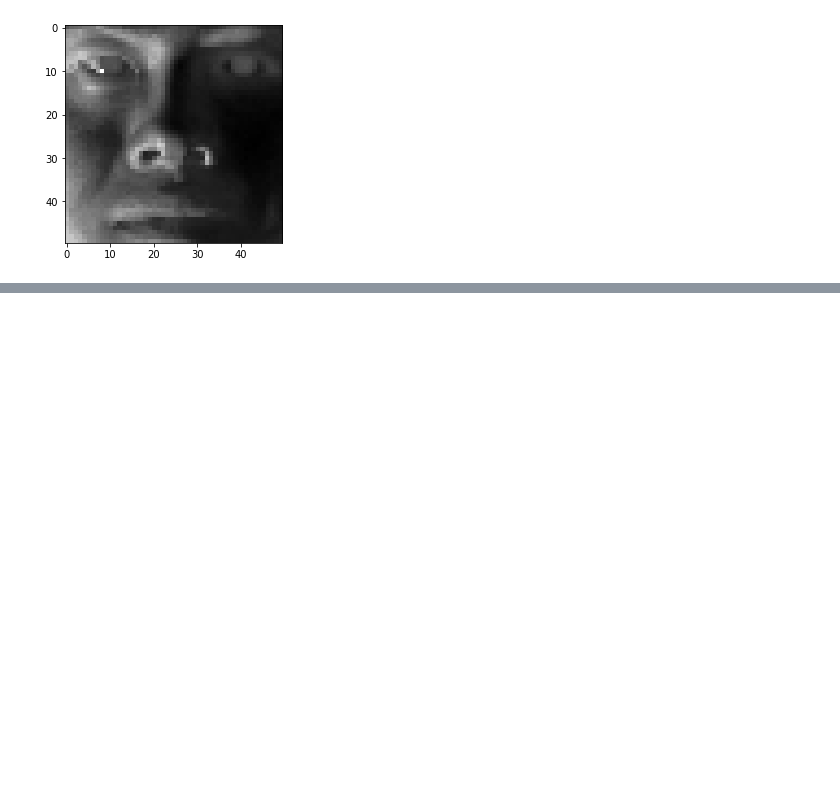
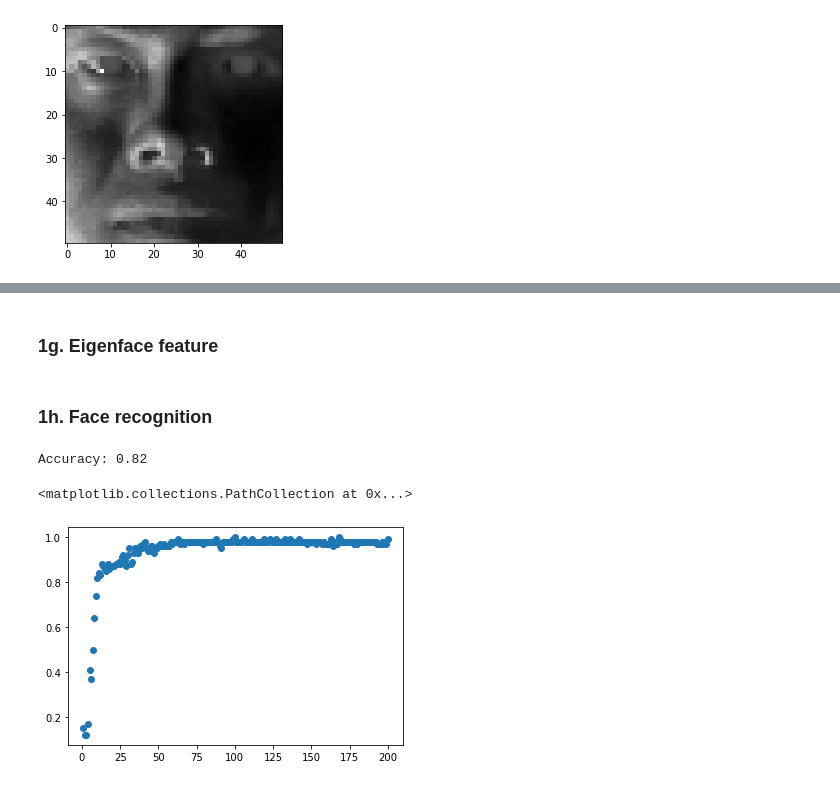
Before and after one commit to martinsun0/AML-assignments, a Jupyter notebook: hw3/hw3_1.ipynb, the cells around one changed output, grey strips where cells are left out. Cells and saved outputs as stored; diff of their text form; code cells hidden in the pictures; blank space fills up the shorter version.

```diff
--- a/hw3/hw3_1.ipynb
+++ b/hw3/hw3_1.ipynb
@@ -81,0 +94,37 @@ plt.scatter(ranks,norms);
+# %% [markdown]
+### 1g. Eigenface feature
+# %%
+def generate_feature_matrix(X, V, r):
+    return np.dot(X,np.transpose(V[:r,:]))
+# %% [markdown]
+### 1h. Face recognition
+# %%
+FTrain = generate_feature_matrix(XTrain, V, 10)
+FTest = generate_feature_matrix(XTest, V, 10)
+
+logReg = LogisticRegressionCV(multi_class="ovr", n_jobs=-1)
+
+logReg.fit(FTrain, yTrain)
+yPredict = logReg.predict(FTest)
+
+print("Accuracy: %s"%accuracy_score(yTest, yPredict))
+# %% [output]
+Accuracy: 0.82
+# %%
+x = list(range(1,201))
+y = []
+for r in x:
+    FTrain = generate_feature_matrix(XTrain, V, r)
+    FTest = generate_feature_matrix(XTest, V, r)
+
+    logReg = LogisticRegressionCV(multi_class="ovr", n_jobs=-1)
+
+    logReg.fit(FTrain, yTrain)
+    yPredict = logReg.predict(FTest)
+
+    y.append(accuracy_score(yTest, yPredict))
+
+plt.scatter(x,y)
+# %% [output]
+<matplotlib.collections.PathCollection at 0x...>
+[figure, added]
```
Also changed, not shown: parts of 9 cells of this notebook.
